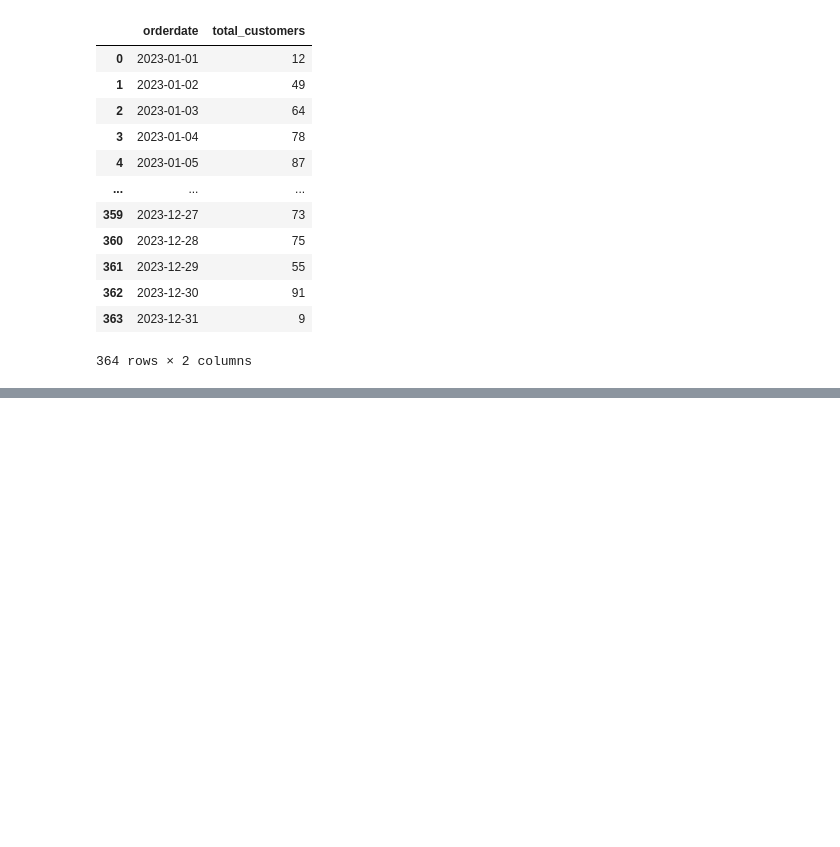
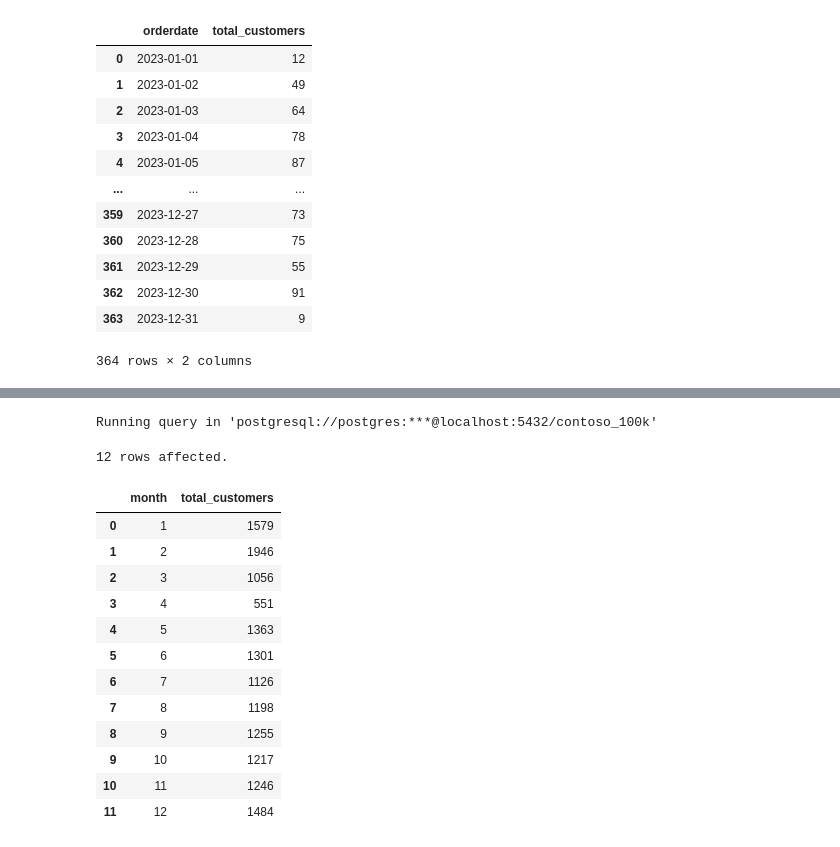
Before and after one commit to CLYMATIC06/SQL-Practice, a Jupyter notebook: Resources/Blank_SQL_Notebook.ipynb, the cells around one changed output, grey strips where cells are left out. Saved outputs shown, nothing was run; the diff lists cells and outputs as text; code cells hidden in the pictures; blank space fills up the shorter version.

```diff
--- a/Resources/Blank_SQL_Notebook.ipynb
+++ b/Resources/Blank_SQL_Notebook.ipynb
@@ -85,0 +155,28 @@ Running query in 'postgresql://postgres:***@localhost:5432/contoso_100k'
+# %%
+%%sql
+
+Select extract(month from orderdate) as month,
+ count(distinct customerkey) as total_customers
+
+ from sales
+
+where orderdate between '2023-01-01' and '2023-12-31'
+
+group by month
+order by month
+# %% [output]
+Running query in 'postgresql://postgres:***@localhost:5432/contoso_100k'
+12 rows affected.
+|  | month | total_customers |
+| 0 | 1 | 1579 |
+| 1 | 2 | 1946 |
+| 2 | 3 | 1056 |
+| 3 | 4 | 551 |
+| 4 | 5 | 1363 |
+| 5 | 6 | 1301 |
+| 6 | 7 | 1126 |
+| 7 | 8 | 1198 |
+| 8 | 9 | 1255 |
+| 9 | 10 | 1217 |
+| 10 | 11 | 1246 |
+| 11 | 12 | 1484 |
```
Also changed, not shown: parts of 7 cells of this notebook.
